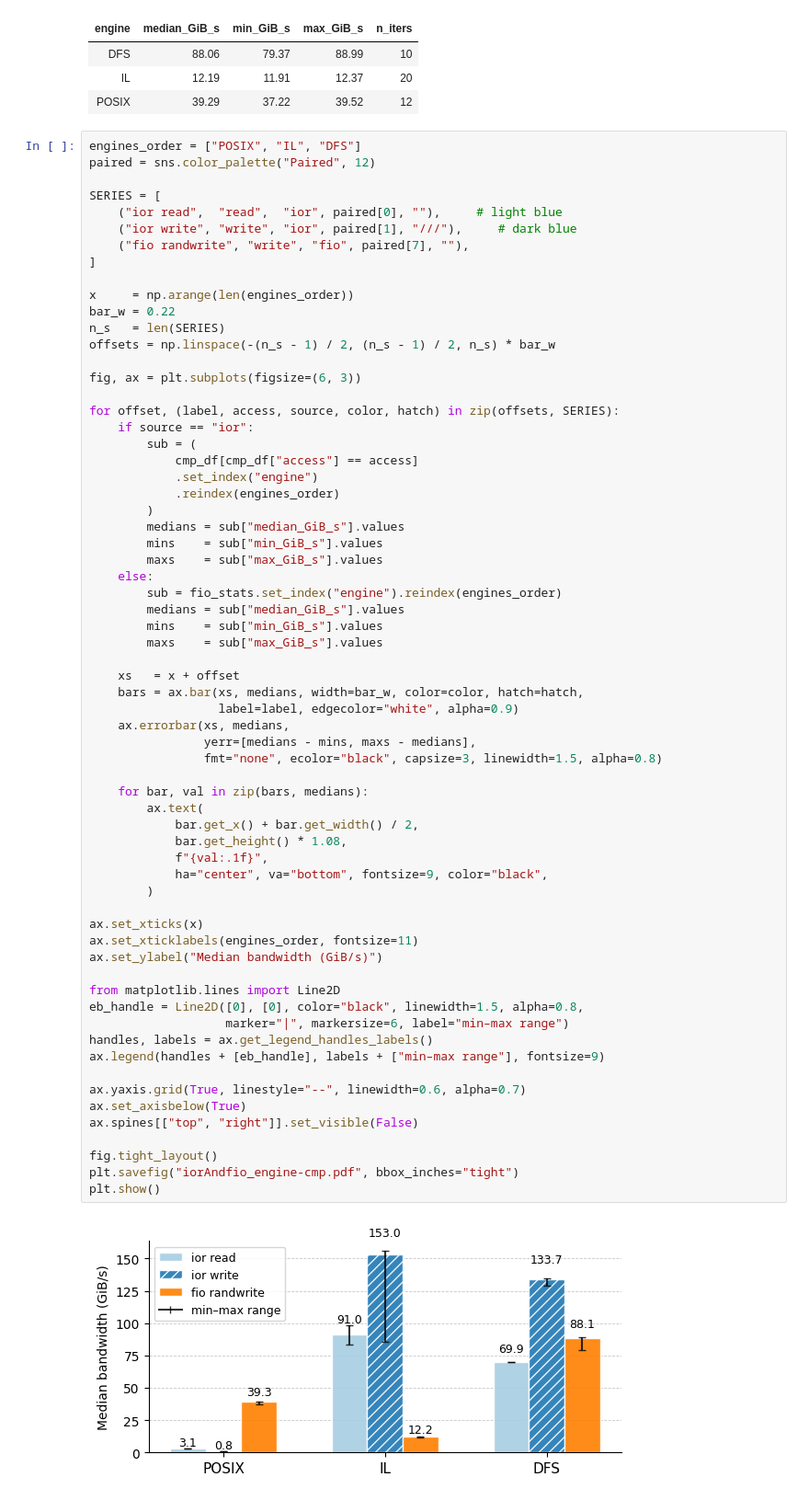
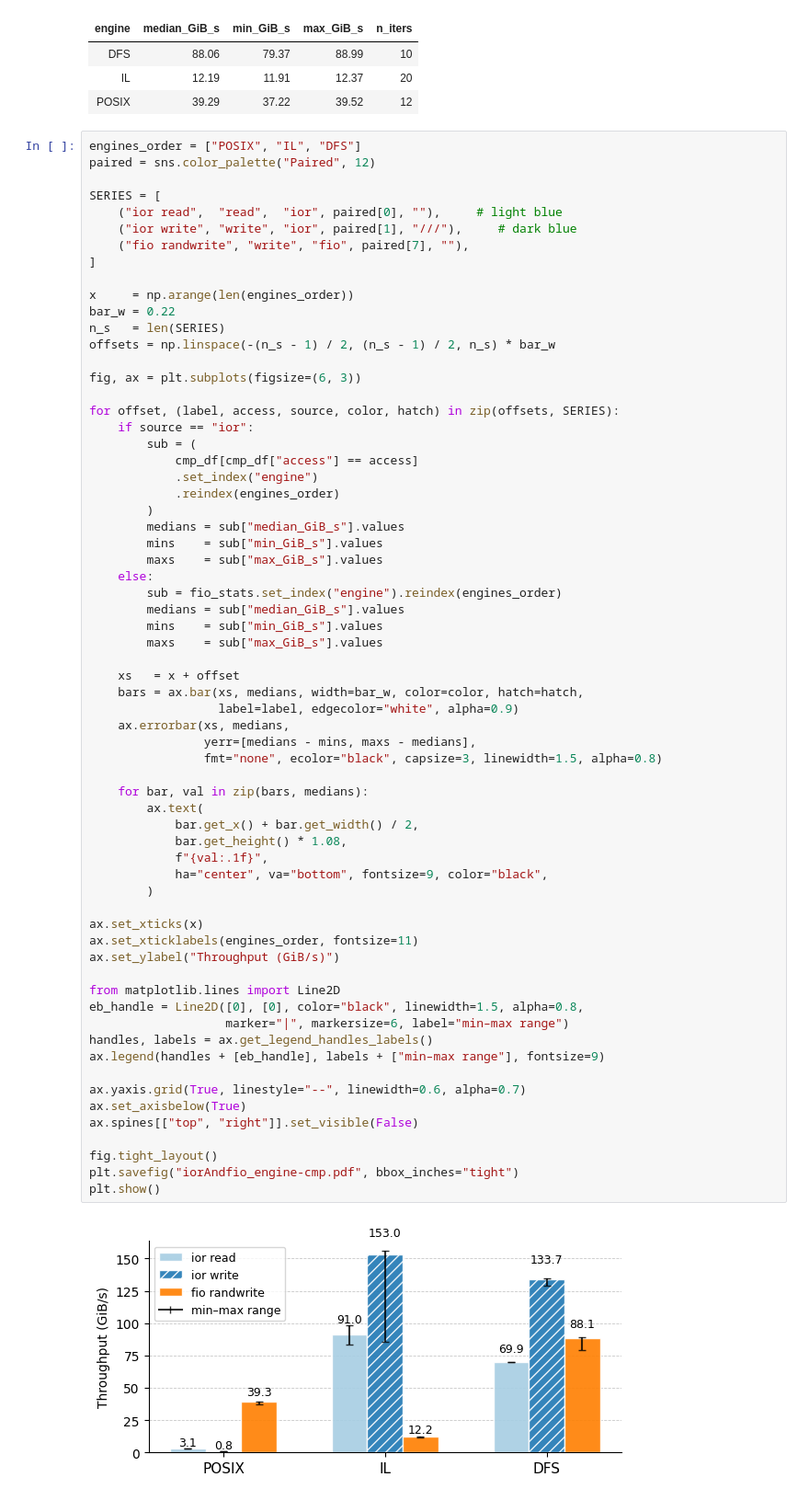
Before and after one commit to cissieAB/pdsw26_daos-bench, a Jupyter notebook: results/aurora/ior/engine/ior_engine_analysis.ipynb, the cells around one changed output. Shown at 92% size. Cells and saved outputs as stored; diff of their text form.

```diff
--- a/results/aurora/ior/engine/ior_engine_analysis.ipynb
+++ b/results/aurora/ior/engine/ior_engine_analysis.ipynb
@@ -304,32 +304,32 @@ for offset, (label, access, source, color, hatch) in zip(offsets, SERIES):
                   label=label, edgecolor="white", alpha=0.9)
     ax.errorbar(xs, medians,
                 yerr=[medians - mins, maxs - medians],
                 fmt="none", ecolor="black", capsize=3, linewidth=1.5, alpha=0.8)
 
     for bar, val in zip(bars, medians):
         ax.text(
             bar.get_x() + bar.get_width() / 2,
             bar.get_height() * 1.08,
             f"{val:.1f}",
             ha="center", va="bottom", fontsize=9, color="black",
         )
 
 ax.set_xticks(x)
 ax.set_xticklabels(engines_order, fontsize=11)
-ax.set_ylabel("Median bandwidth (GiB/s)")
+ax.set_ylabel("Throughput (GiB/s)")
 
 from matplotlib.lines import Line2D
 eb_handle = Line2D([0], [0], color="black", linewidth=1.5, alpha=0.8,
                    marker="|", markersize=6, label="min–max range")
 handles, labels = ax.get_legend_handles_labels()
 ax.legend(handles + [eb_handle], labels + ["min–max range"], fontsize=9)
 
 ax.yaxis.grid(True, linestyle="--", linewidth=0.6, alpha=0.7)
 ax.set_axisbelow(True)
 ax.spines[["top", "right"]].set_visible(False)
 
 fig.tight_layout()
 plt.savefig("iorAndfio_engine-cmp.pdf", bbox_inches="tight")
 plt.show()
 # %% [output]
-[figure, old version]
+[figure, new version]
```
Also changed, not shown: parts of 1 cell of this notebook, 3 other files.
